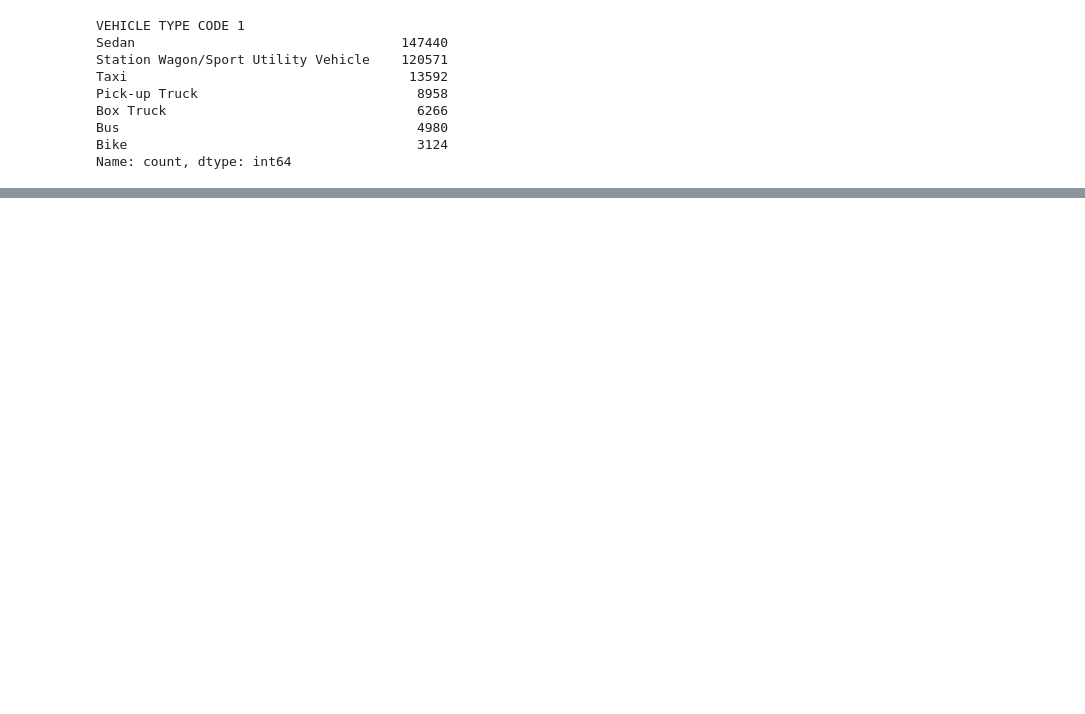
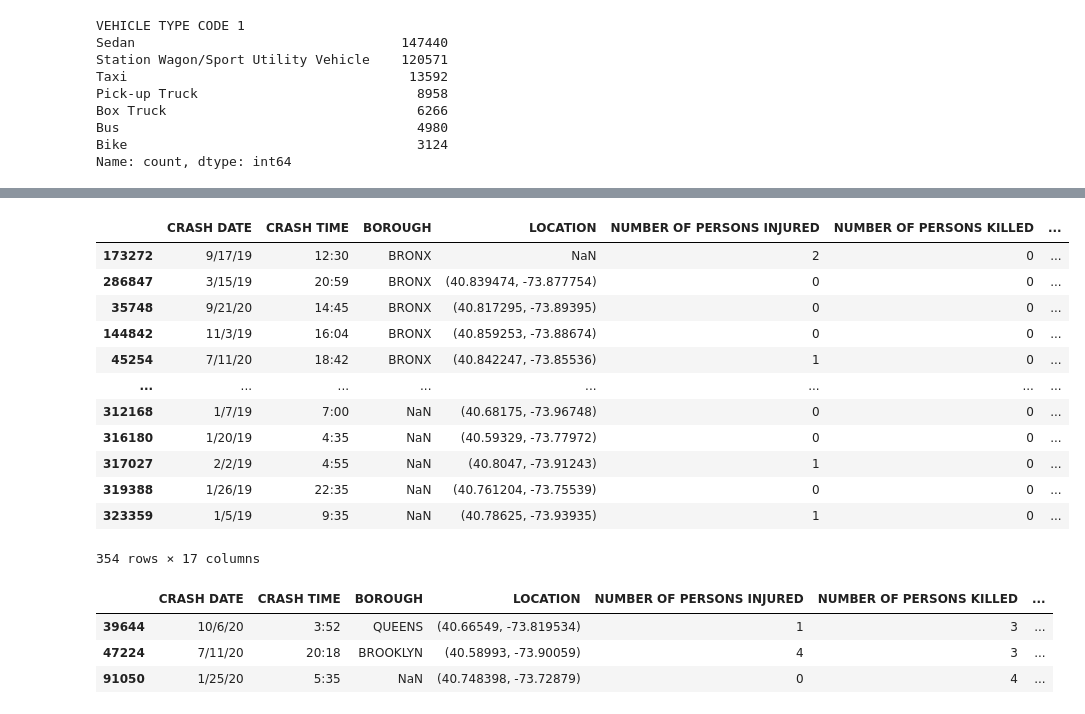
Before and after one commit to sashalcohen/HOMEWORK, a Jupyter notebook: hw-for-wk07-filter-subset-count-SASHACOHEN.ipynb, the cells around one changed output, grey strips where cells are left out. Drawn from its saved outputs; the diff is of its cells as text; code cells hidden in the pictures; blank space fills up the shorter version.

```diff
--- a/hw-for-wk07-filter-subset-count-SASHACOHEN.ipynb
+++ b/hw-for-wk07-filter-subset-count-SASHACOHEN.ipynb
@@ -151,7 +301,29 @@ df_unusualvehicles = (df_accidents["VEHICLE TYPE CODE 1"].value_counts()).head(7
 # %%
 ## find all incidents of defective pavements causing accidents
 ## and sort by borough
+df_pavement = df_accidents.query("`CONTRIBUTING FACTOR VEHICLE 1` == 'Pavement Defective'")
+df_pavement.sort_values(by=["BOROUGH"], ascending = True)
+# %% [output]
+|  | CRASH DATE | CRASH TIME | BOROUGH | LOCATION | NUMBER OF PERSONS INJURED | NUMBER OF PERSONS KILLED | ... |
+| 173272 | 9/17/19 | 12:30 | BRONX | NaN | 2 | 0 | ... |
+| 286847 | 3/15/19 | 20:59 | BRONX | (40.839474, -73.877754) | 0 | 0 | ... |
+| 35748 | 9/21/20 | 14:45 | BRONX | (40.817295, -73.89395) | 0 | 0 | ... |
+| 144842 | 11/3/19 | 16:04 | BRONX | (40.859253, -73.88674) | 0 | 0 | ... |
+| 45254 | 7/11/20 | 18:42 | BRONX | (40.842247, -73.85536) | 1 | 0 | ... |
+| ... | ... | ... | ... | ... | ... | ... | ... |
+| 312168 | 1/7/19 | 7:00 | NaN | (40.68175, -73.96748) | 0 | 0 | ... |
+| 316180 | 1/20/19 | 4:35 | NaN | (40.59329, -73.77972) | 0 | 0 | ... |
+| 317027 | 2/2/19 | 4:55 | NaN | (40.8047, -73.91243) | 1 | 0 | ... |
+| 319388 | 1/26/19 | 22:35 | NaN | (40.761204, -73.75539) | 0 | 0 | ... |
+| 323359 | 1/5/19 | 9:35 | NaN | (40.78625, -73.93935) | 1 | 0 | ... |
+354 rows × 17 columns
 # %%
 ## find all incidents in which more than 3 people were killed
+df_accidents.query("`NUMBER OF PERSONS KILLED` > 2")
+# %% [output]
+|  | CRASH DATE | CRASH TIME | BOROUGH | LOCATION | NUMBER OF PERSONS INJURED | NUMBER OF PERSONS KILLED | ... |
+| 39644 | 10/6/20 | 3:52 | QUEENS | (40.66549, -73.819534) | 1 | 3 | ... |
+| 47224 | 7/11/20 | 20:18 | BROOKLYN | (40.58993, -73.90059) | 4 | 3 | ... |
+| 91050 | 1/25/20 | 5:35 | NaN | (40.748398, -73.72879) | 0 | 4 | ... |
 # %%
 ## find all incidents in which between 2 and 3 people were killed
```
Also changed, not shown: parts of 15 cells of this notebook.
